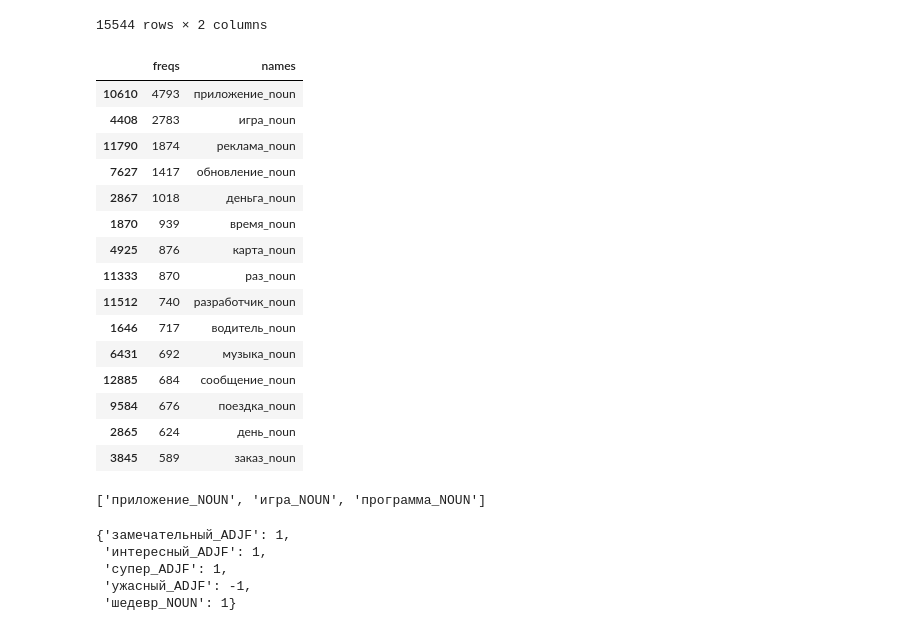
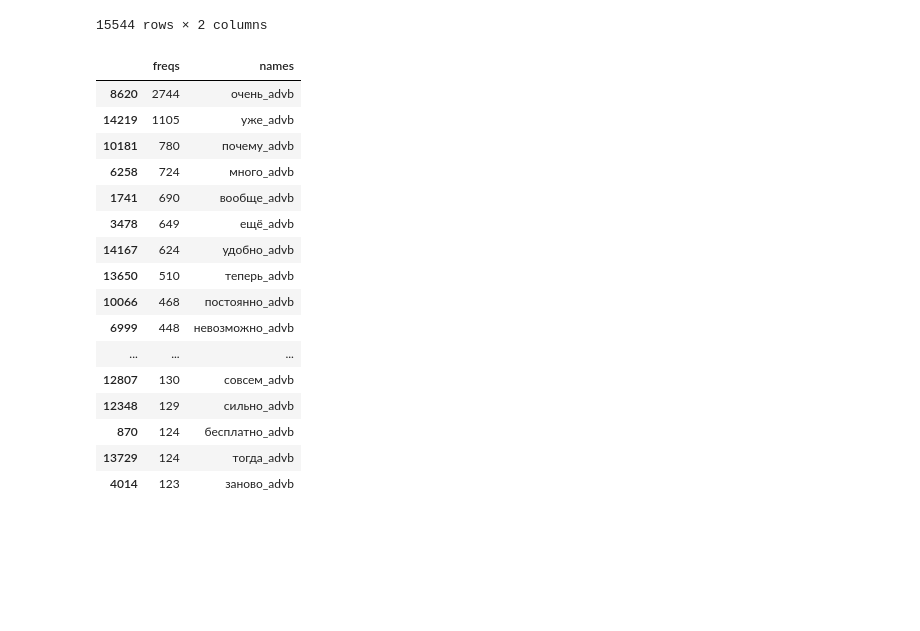
Before and after one commit to dayannn/sentiments, a Jupyter notebook: Sent_asp.ipynb, the cells around one changed output. Cells and saved outputs as stored; diff of their text form; code cells hidden in the pictures; blank space fills up the shorter version.

```diff
--- a/Sent_asp.ipynb
+++ b/Sent_asp.ipynb
@@ -48,12 +48,12 @@ pm2_to_univ_POS = {
     "INTJ" : "INTJ"
 }
 # %%
-#drop NaN reviews
-reviews.drop(reviews[pd.isnull(reviews.content)].index, inplace=True)
-#drop empty reviews
-reviews.drop(reviews[reviews.content == ""].index, inplace=True)
-#drop eng reviews
-reviews.drop(reviews[reviews.content.str.contains ("[A-Za-z]")].index, inplace=True)
+    #drop NaN reviews
+#reviews.drop(reviews[pd.isnull(reviews.content)].index, inplace=True)
+    #drop empty reviews
+#reviews.drop(reviews[reviews.content == ""].index, inplace=True)
+    #drop eng reviews
+#reviews.drop(reviews[reviews.content.str.contains ("[A-Za-z]")].index, inplace=True)
 
 reviews
 # %% [output]
@@ -91,6 +94,12 @@ def strtonormalform(line, should_delete = {'PREP', 'CONJ', 'PRCL', 'INTJ'}):
 
     return ans
 
+def normalize_revs(revs):
+    #drop NaN reviews
+    revs.drop(revs[pd.isnull(revs.content)].index, inplace=True)
+    #drop empty reviews
+    revs.drop(revs[revs.content == ""].index, inplace=True)
+    #drop eng reviews
+    revs.drop(revs[revs.content.str.contains ("[A-Za-z]")].index, inplace=True)
 
-
-reviews['content'] = reviews['content'].apply(strtonormalform)
+    revs['content'] = revs['content'].apply(strtonormalform)
@@ -149,24 +159,25 @@ word_freqs
 | 15543 | 1 | ёжик_noun |
 15544 rows × 2 columns
 # %%
-frequent_words = word_freqs[:50]
-freq_nouns = frequent_words[frequent_words.names.str.endswith("noun")]
+frequent_words = word_freqs[:300]
+freq_nouns = frequent_words[frequent_words.names.str.endswith("advb")]
 freq_nouns
 # %% [output]
 |  | freqs | names |
-| 10610 | 4793 | приложение_noun |
-| 4408 | 2783 | игра_noun |
-| 11790 | 1874 | реклама_noun |
-| 7627 | 1417 | обновление_noun |
-| 2867 | 1018 | деньга_noun |
-| 1870 | 939 | время_noun |
-| 4925 | 876 | карта_noun |
-| 11333 | 870 | раз_noun |
-| 11512 | 740 | разработчик_noun |
-| 1646 | 717 | водитель_noun |
-| 6431 | 692 | музыка_noun |
-| 12885 | 684 | сообщение_noun |
-| 9584 | 676 | поездка_noun |
-| 2865 | 624 | день_noun |
-| 3845 | 589 | заказ_noun |
+| 8620 | 2744 | очень_advb |
+| 14219 | 1105 | уже_advb |
+| 10181 | 780 | почему_advb |
+| 6258 | 724 | много_advb |
+| 1741 | 690 | вообще_advb |
+| 3478 | 649 | ещё_advb |
+| 14167 | 624 | удобно_advb |
+| 13650 | 510 | теперь_advb |
+| 10066 | 468 | постоянно_advb |
+| 6999 | 448 | невозможно_advb |
+| ... | ... | ... |
+| 12807 | 130 | совсем_advb |
+| 12348 | 129 | сильно_advb |
+| 870 | 124 | бесплатно_advb |
+| 13729 | 124 | тогда_advb |
+| 4014 | 123 | заново_advb |
 # %%
@@ -198,26 +198,3 @@ def tag_words_POS_dict(words_dict):
             new_word = word + "_" + lexInfo.tag.POS
         new_dict.update({new_word : words_dict[word]})
     return new_dict
-# %%
-aspect_general = ["приложение", "игра", "программа"]
-aspect_general = tag_words_POS(aspect_general)
-aspect_general
-# %% [output]
-['приложение_NOUN', 'игра_NOUN', 'программа_NOUN']
-# %%
-sent_words = {
-    "ужасный" : -1,
-    "интересный" : 1,
-    "супер" : 1,
-    "замечательный" : 1,
-    "шедевр" : 1
-}
-
-sent_words = tag_words_POS_dict(sent_words)
-sent_words
-# %% [output]
-{'замечательный_ADJF': 1,
- 'интересный_ADJF': 1,
- 'супер_ADJF': 1,
- 'ужасный_ADJF': -1,
- 'шедевр_NOUN': 1}
```
Also changed, not shown: parts of 22 cells of this notebook, 1 other file.
